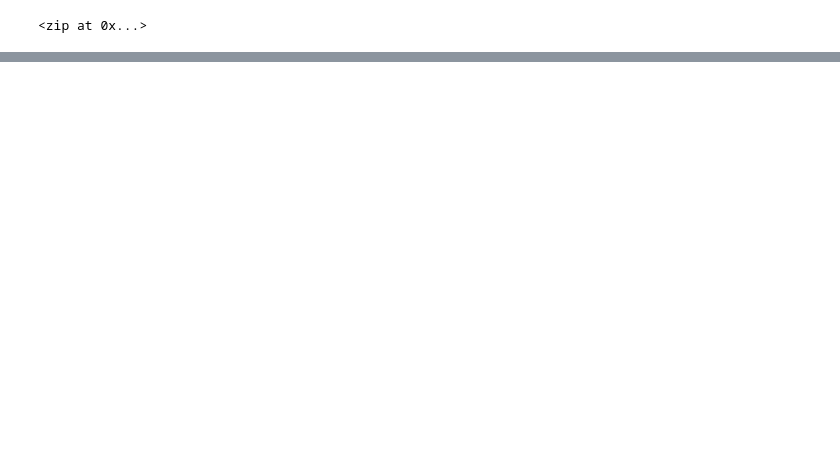
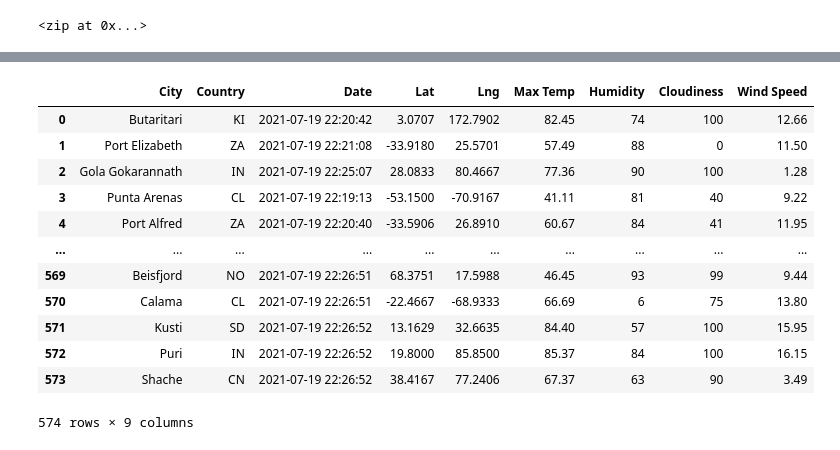
Before and after one commit to Shikharbhd/World_Weather_Analysis, a Jupyter notebook: WeatherPy.ipynb, the cells around one changed output, grey strips where cells are left out. Saved outputs shown, nothing was run; the diff lists cells and outputs as text; code cells hidden in the pictures; blank space fills up the shorter version.

```diff
--- a/WeatherPy.ipynb
+++ b/WeatherPy.ipynb
@@ -36,0 +49,16 @@ len(cities)
+# %%
+# Starting URL for Weather Map API Call.
+url = "http://api.openweathermap.org/data/2.5/weather?units=Imperial&APPID=" + weather_api_key
+# %%
+#create an empty list to hold the weather data.
+city_data=[]
+# Print the begining of the logging.
+print("Beginning Data Retrieval")
+print("------------------------")
+
+#create counters
+record_count=1
+set_count=1
+
+# In the code block, we have initialized the counters at 1 because we want the first iteration of the logging...
+# for each recorded response and the set to start at 1.
@@ -36,0 +148,4 @@ len(cities)
+# %%
+# Convert the array of dictionaries to a Pandas DataFrame.
+city_data_df = pd.DataFrame(city_data)
+city_data_df.head(10)
@@ -36,0 +164,18 @@ len(cities)
+# %%
+new_column_order=["City","Country","Date","Lat","Lng","Max Temp","Humidity","Cloudiness","Wind Speed"]
+city_data_df=city_data_df[new_column_order]
+city_data_df
+# %% [output]
+|  | City | Country | Date | Lat | Lng | Max Temp | Humidity | Cloudiness | Wind Speed |
+| 0 | Butaritari | KI | 2021-07-19 22:20:42 | 3.0707 | 172.7902 | 82.45 | 74 | 100 | 12.66 |
+| 1 | Port Elizabeth | ZA | 2021-07-19 22:21:08 | -33.9180 | 25.5701 | 57.49 | 88 | 0 | 11.50 |
+| 2 | Gola Gokarannath | IN | 2021-07-19 22:25:07 | 28.0833 | 80.4667 | 77.36 | 90 | 100 | 1.28 |
+| 3 | Punta Arenas | CL | 2021-07-19 22:19:13 | -53.1500 | -70.9167 | 41.11 | 81 | 40 | 9.22 |
+| 4 | Port Alfred | ZA | 2021-07-19 22:20:40 | -33.5906 | 26.8910 | 60.67 | 84 | 41 | 11.95 |
+| ... | ... | ... | ... | ... | ... | ... | ... | ... | ... |
+| 569 | Beisfjord | NO | 2021-07-19 22:26:51 | 68.3751 | 17.5988 | 46.45 | 93 | 99 | 9.44 |
+| 570 | Calama | CL | 2021-07-19 22:26:51 | -22.4667 | -68.9333 | 66.69 | 6 | 75 | 13.80 |
+| 571 | Kusti | SD | 2021-07-19 22:26:52 | 13.1629 | 32.6635 | 84.40 | 57 | 100 | 15.95 |
+| 572 | Puri | IN | 2021-07-19 22:26:52 | 19.8000 | 85.8500 | 85.37 | 84 | 100 | 16.15 |
+| 573 | Shache | CN | 2021-07-19 22:26:52 | 38.4167 | 77.2406 | 67.37 | 63 | 90 | 3.49 |
+574 rows × 9 columns
```
Also changed, not shown: parts of 10 cells of this notebook.
